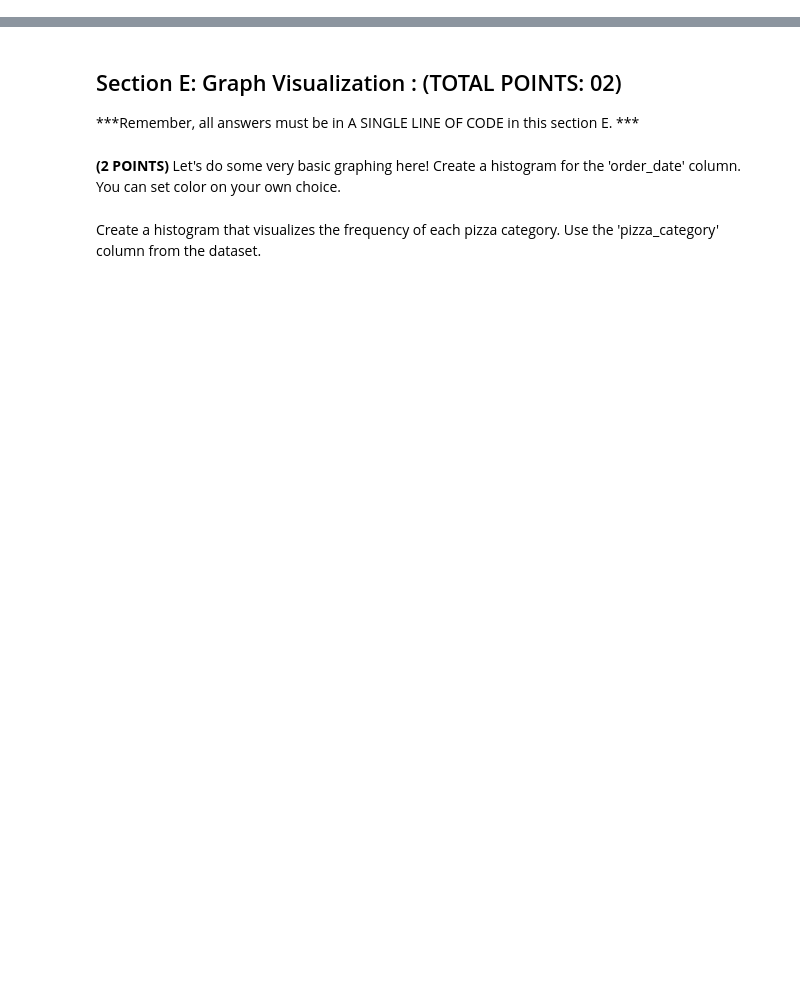
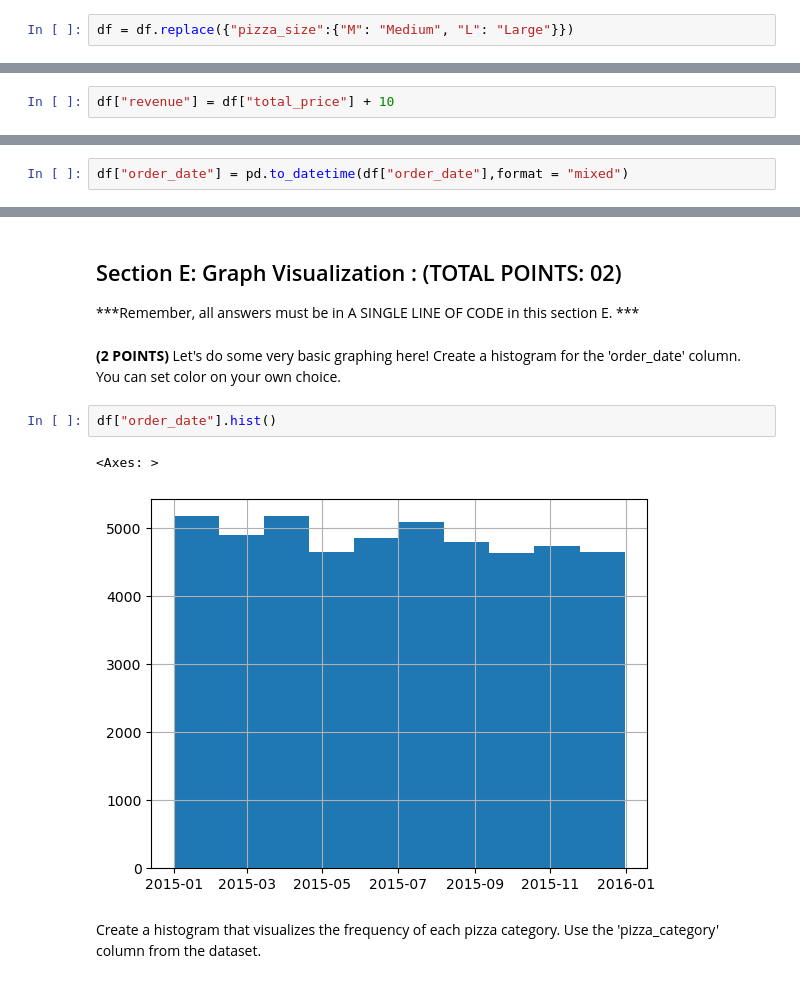
Before and after one commit to dappon4/CMSC320_GithubAssignment1_Spring2024_DrAlam, a Jupyter notebook: CMSC320-Homework01-Part1-Pandas.ipynb, the cells around one changed output, grey strips where cells are left out. Drawn from its saved outputs; the diff is of its cells as text; blank space fills up the shorter version.

```diff
--- a/CMSC320-Homework01-Part1-Pandas.ipynb
+++ b/CMSC320-Homework01-Part1-Pandas.ipynb
@@ -176,3 +187,5 @@ df.loc[(df.order_date == "1/1/2015") & (df.order_time == "12:21:30")]
 Let's start modifying our dataframe! Remember, dataframe operations return a copy by default, so you'll either need to use the inplace=True, or just assign the dataframe back into itself (as in, df = df.someFunction()).
 # %% [markdown]
 **(2 POINTS)** Take the Pizza Size column and **replace** 'M' with 'Medium' and 'L' with 'Large' in the 'pizza_size' column of the 'df' dataframe. Display the *first 10 rows* of the updated dataframe."
+# %%
+df = df.replace({"pizza_size":{"M": "Medium", "L": "Large"}})
@@ -179,4 +206,8 @@ Let's start modifying our dataframe! Remember, dataframe operations return a cop
 # %% [markdown]
 **(1 POINT)** Now make a new 'revenue' column, which should be total price + 10 dollars, as the company accidentally factored in an old discount.
+# %%
+df["revenue"] = df["total_price"] + 10
 # %% [markdown]
 **(2 POINTS)** Convert the 'order_date' datetime format using "to_datetime()". Display the updated 'order_date' column.
+# %%
+df["order_date"] = pd.to_datetime(df["order_date"],format = "mixed")
@@ -187,5 +237,10 @@ Let's start modifying our dataframe! Remember, dataframe operations return a cop
 ***Remember, all answers must be in A SINGLE LINE OF CODE in this section E. ***
 # %% [markdown]
 **(2 POINTS)** Let's do some very basic graphing here! Create a histogram for the 'order_date' column. You can set color on your own choice.
+# %%
+df["order_date"].hist()
+# %% [output]
+<Axes: >
+[figure, added]
 # %% [markdown]
 Create a histogram that visualizes the frequency of each pizza category. Use the 'pizza_category' column from the dataset.
```
Also changed, not shown: parts of 9 cells of this notebook.
